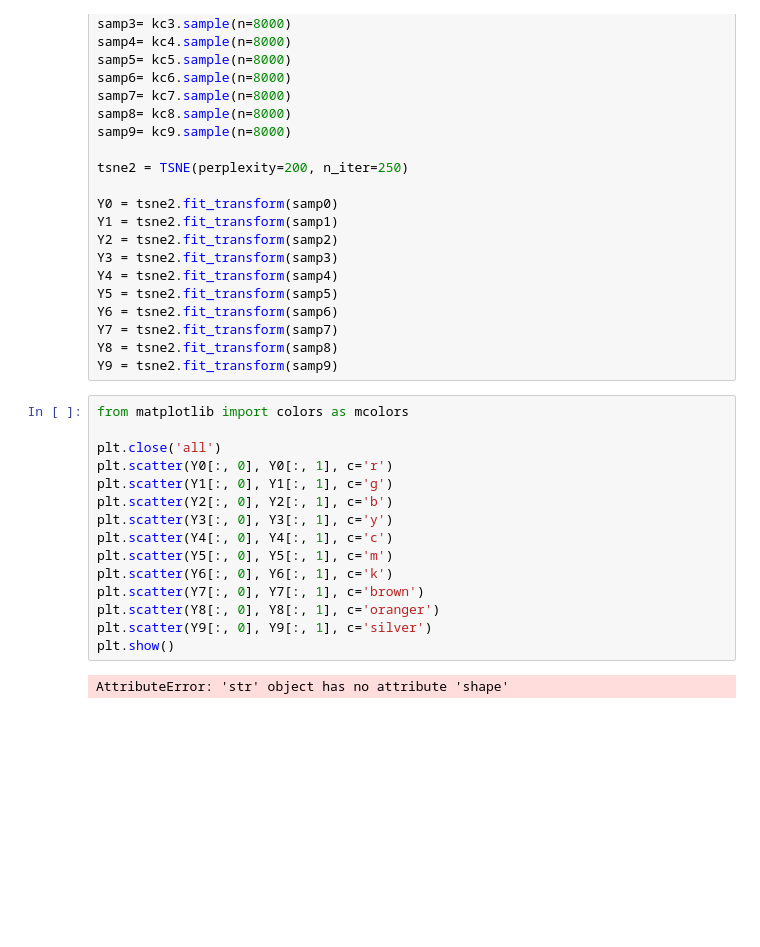
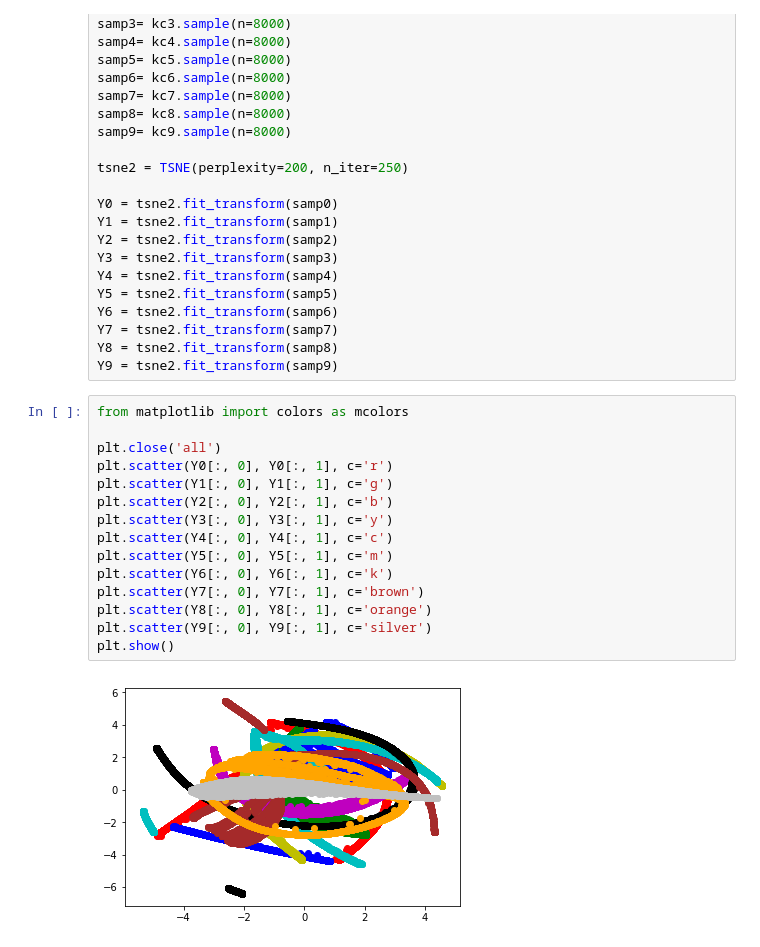
Before and after one commit to erstrong/FavoritaGrocery, a Jupyter notebook: Part3-ClusteringandModels/Unit Sales Clusters.ipynb, the cells around one changed output. Cells and saved outputs as stored; diff of their text form; blank space fills up the shorter version.

Commit message:
tsne plot

```diff
--- a/Part3-ClusteringandModels/Unit Sales Clusters.ipynb
+++ b/Part3-ClusteringandModels/Unit Sales Clusters.ipynb
@@ -183,17 +183,17 @@ Y9 = tsne2.fit_transform(samp9)
 # %%
 from matplotlib import colors as mcolors
 
 plt.close('all')
 plt.scatter(Y0[:, 0], Y0[:, 1], c='r')
 plt.scatter(Y1[:, 0], Y1[:, 1], c='g')
 plt.scatter(Y2[:, 0], Y2[:, 1], c='b')
 plt.scatter(Y3[:, 0], Y3[:, 1], c='y')
 plt.scatter(Y4[:, 0], Y4[:, 1], c='c')
 plt.scatter(Y5[:, 0], Y5[:, 1], c='m')
 plt.scatter(Y6[:, 0], Y6[:, 1], c='k')
 plt.scatter(Y7[:, 0], Y7[:, 1], c='brown')
-plt.scatter(Y8[:, 0], Y8[:, 1], c='oranger')
+plt.scatter(Y8[:, 0], Y8[:, 1], c='orange')
 plt.scatter(Y9[:, 0], Y9[:, 1], c='silver')
 plt.show()
 # %% [output]
-AttributeError: 'str' object has no attribute 'shape'
+[figure, added]
```
